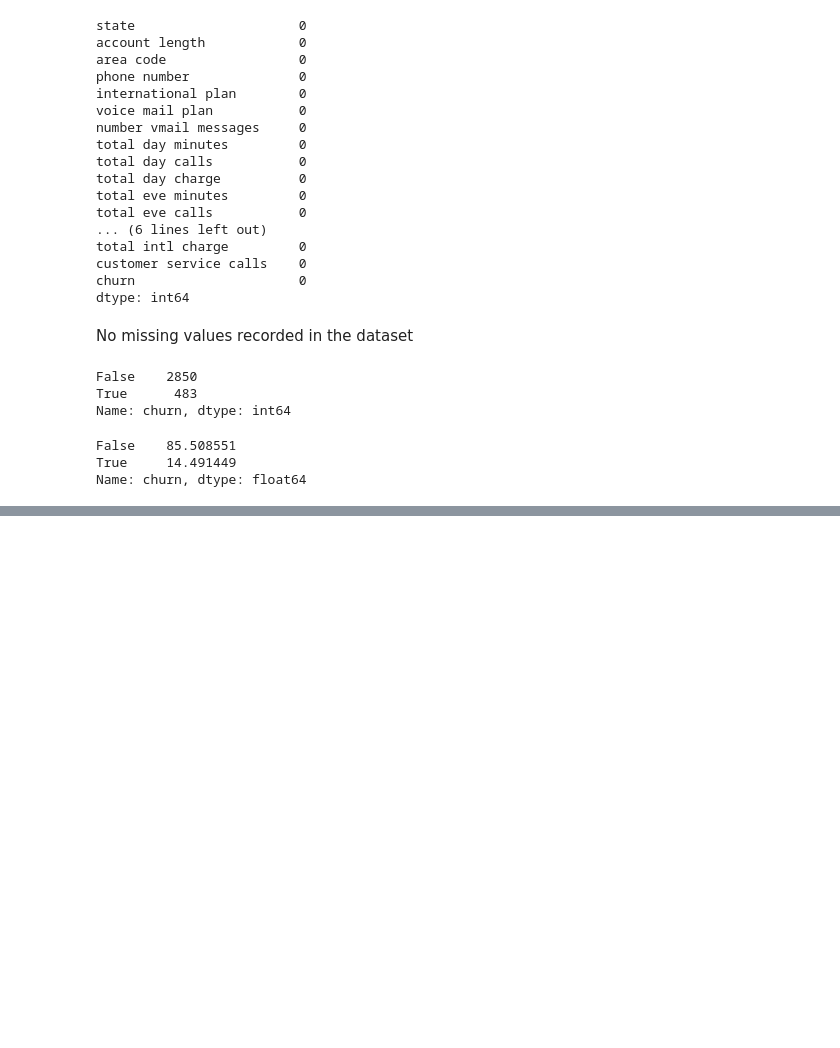
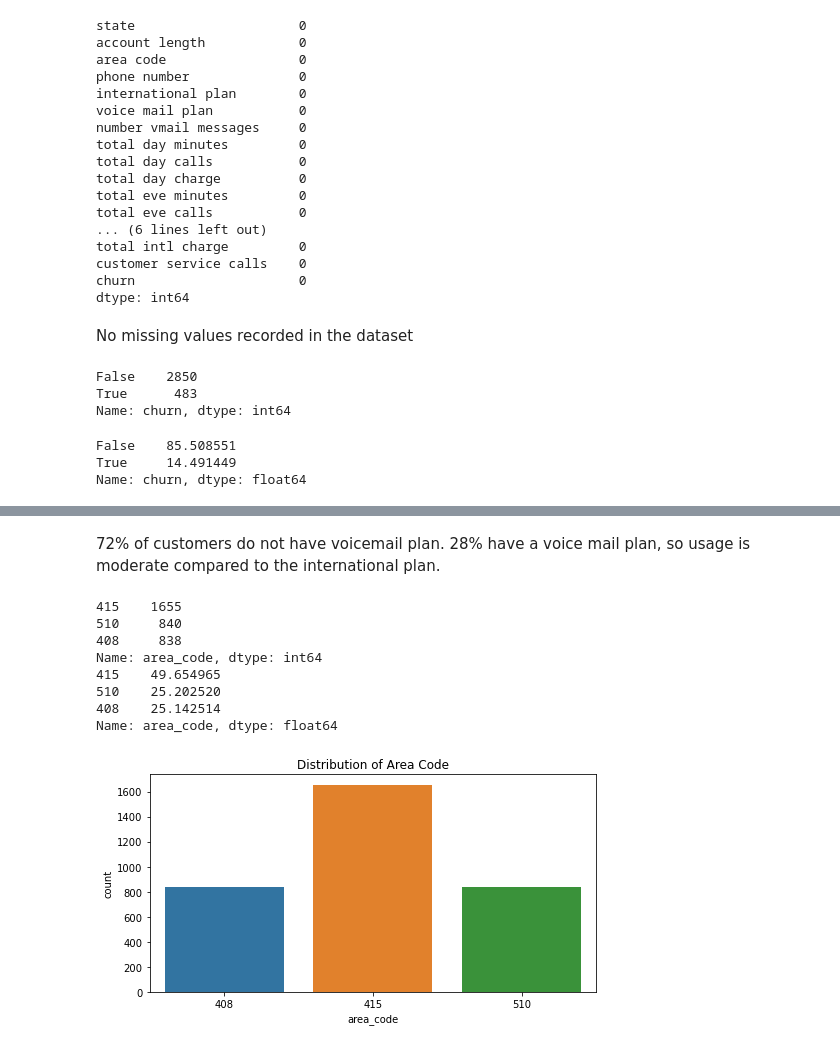
Before and after one commit to Limo-Vincent/Group_9_Phase_3_project, a Jupyter notebook: jupyter_notebook.ipynb, the cells around one changed output, grey strips where cells are left out. Saved outputs shown, nothing was run; the diff lists cells and outputs as text; code cells hidden in the pictures; blank space fills up the shorter version.

```diff
--- a/jupyter_notebook.ipynb
+++ b/jupyter_notebook.ipynb
@@ -159,0 +377,26 @@ Name: churn, dtype: float64
+# %% [markdown]
+72% of customers do not have voicemail plan. 28% have a voice mail plan, so usage is moderate compared to the international plan.
+# %%
+# Distribution of area_code column
+
+area_code = data["area_code"].value_counts()
+print(area_code)
+
+area_code_percentage = data["area_code"].value_counts(normalize = True) * 100
+print(area_code_percentage)
+
+# Visualize
+plt.figure(figsize = (8, 4))
+sns.countplot(x = "area_code", data = data)
+plt.title("Distribution of Area Code")
+plt.show()
+# %% [output]
+415    1655
+510     840
+408     838
+Name: area_code, dtype: int64
+415    49.654965
+510    25.202520
+408    25.142514
+Name: area_code, dtype: float64
+[figure, added]
```
Also changed, not shown: parts of 71 cells of this notebook.
